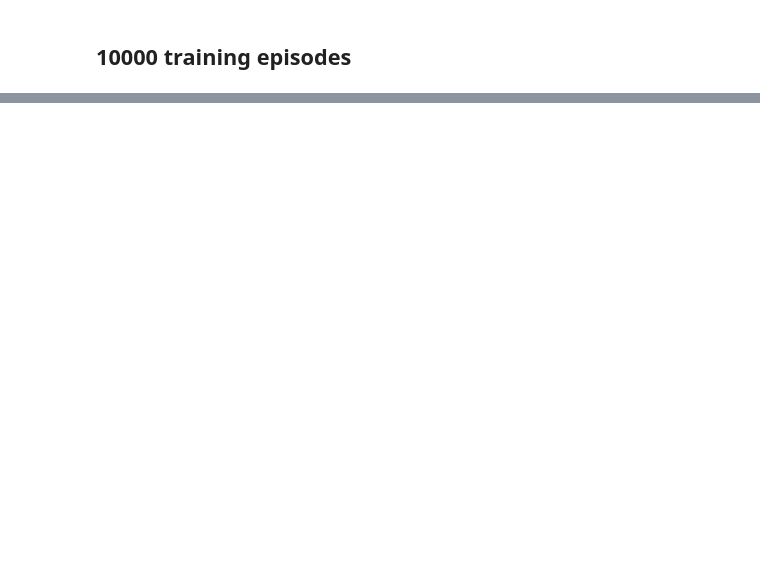
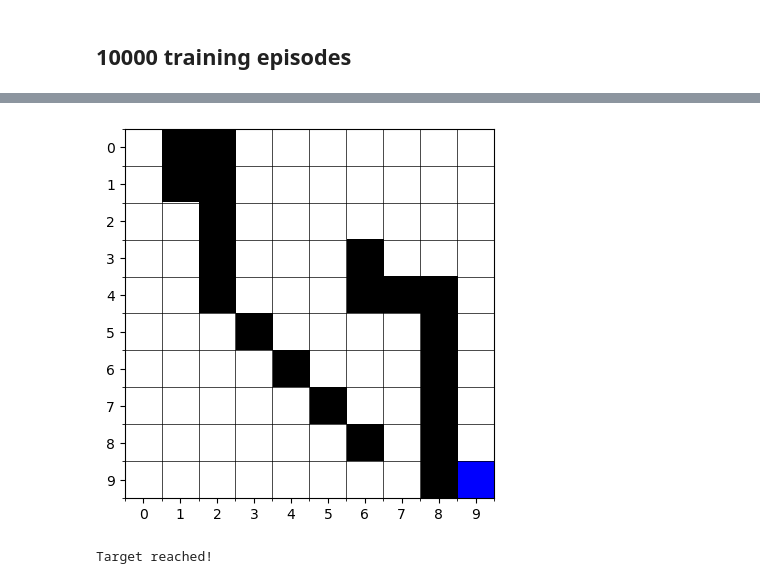
Before and after one commit to iltramont/RL_Grid_World, a Jupyter notebook: main_MontecarloAgent.ipynb, the cells around one changed output, grey strips where cells are left out. Saved outputs shown, nothing was run; the diff lists cells and outputs as text; code cells hidden in the pictures; blank space fills up the shorter version.

```diff
--- a/main_MontecarloAgent.ipynb
+++ b/main_MontecarloAgent.ipynb
@@ -62,3 +64,6 @@ KeyboardInterrupt:
 # %%
 mc_agent.env.reset()
-mc_agent.animate_robot_movement(delay=0.1)
+mc_agent.animate_robot_movement(delay=0.01)
+# %% [output]
+[figure, added]
+Target reached!
```
Also changed, not shown: parts of 5 cells of this notebook, 2 other files.
